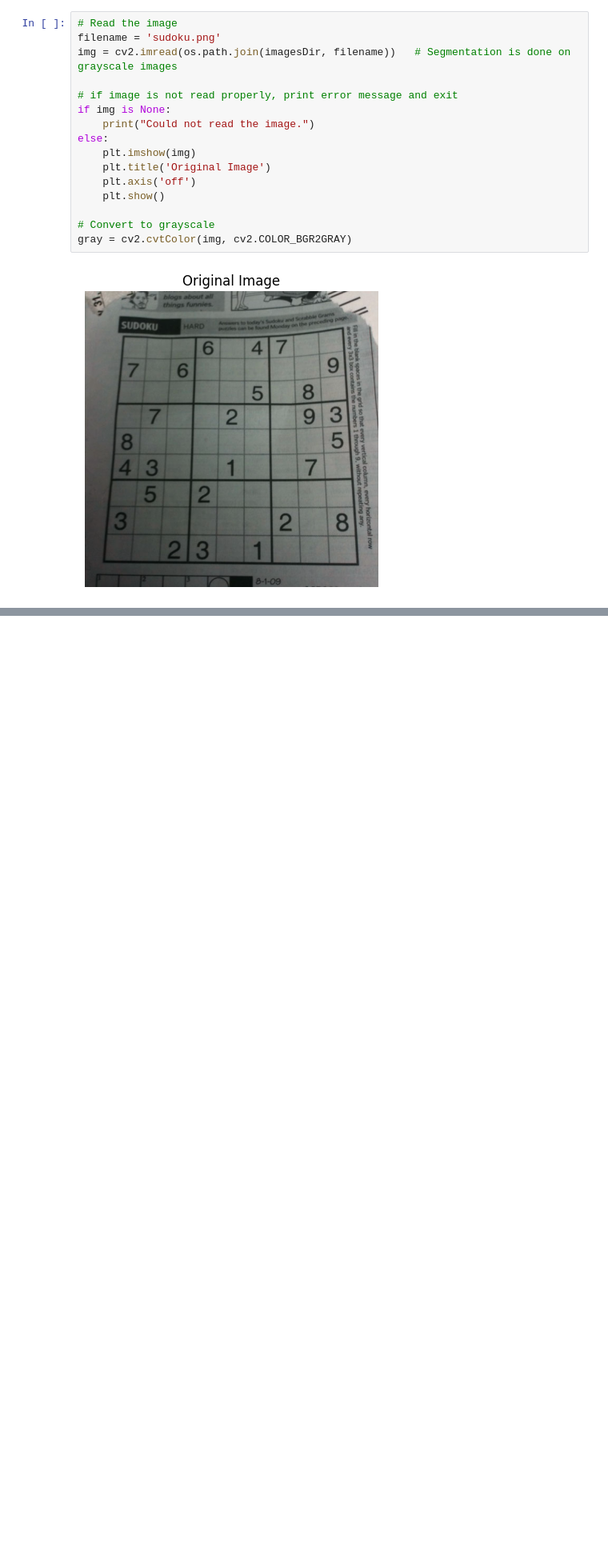
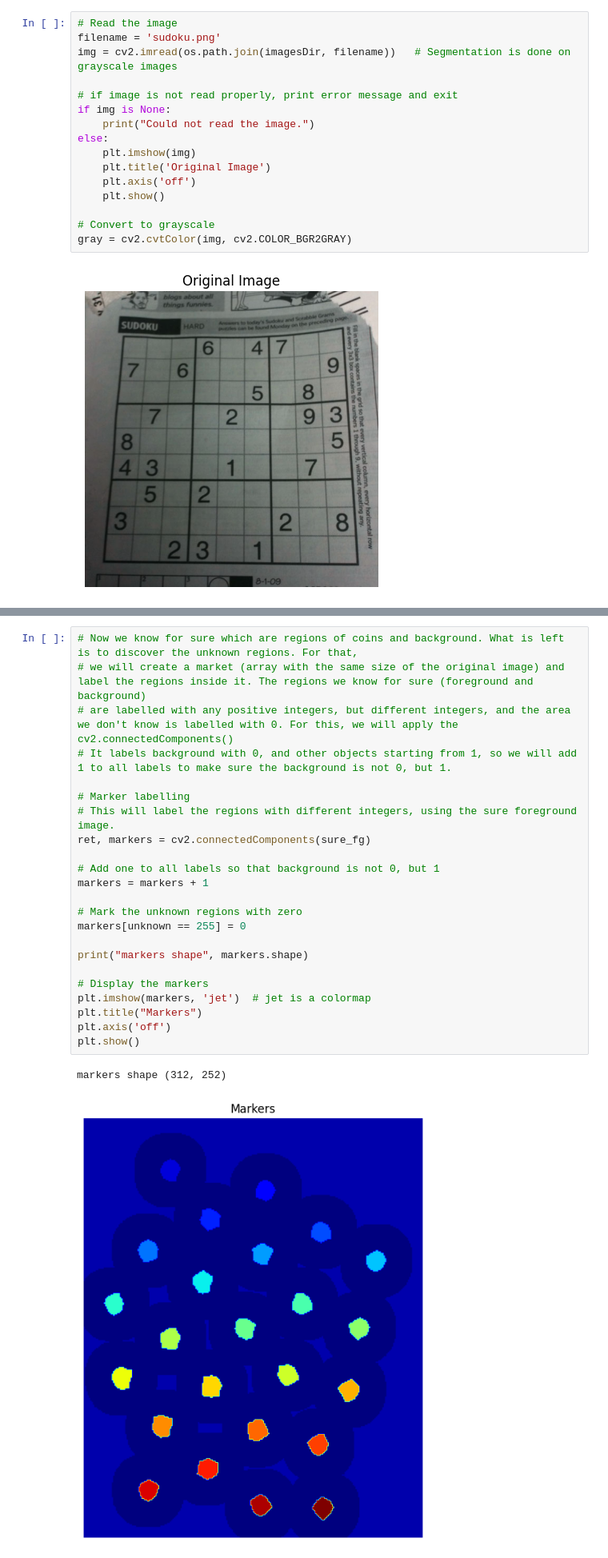
Before and after one commit to monkin77/feup-vc, a Jupyter notebook: weekly_exercises/week5.ipynb, the cells around one changed output, grey strips where cells are left out. Shown at 80% size. Saved outputs shown, nothing was run; the diff lists cells and outputs as text; blank space fills up the shorter version.

```diff
--- a/weekly_exercises/week5.ipynb
+++ b/weekly_exercises/week5.ipynb
@@ -188,0 +256,26 @@ labels:  (314154, 1)
+# %%
+# Now we know for sure which are regions of coins and background. What is left is to discover the unknown regions. For that,
+# we will create a market (array with the same size of the original image) and label the regions inside it. The regions we know for sure (foreground and background)
+# are labelled with any positive integers, but different integers, and the area we don't know is labelled with 0. For this, we will apply the cv2.connectedComponents()
+# It labels background with 0, and other objects starting from 1, so we will add 1 to all labels to make sure the background is not 0, but 1.
+
+# Marker labelling
+# This will label the regions with different integers, using the sure foreground image.
+ret, markers = cv2.connectedComponents(sure_fg)
+
+# Add one to all labels so that background is not 0, but 1
+markers = markers + 1
+
+# Mark the unknown regions with zero
+markers[unknown == 255] = 0
+
+print("markers shape", markers.shape)
+
+# Display the markers
+plt.imshow(markers, 'jet')  # jet is a colormap
+plt.title("Markers")
+plt.axis('off')
+plt.show()
+# %% [output]
+markers shape (312, 252)
+[figure, added]
```
Also changed, not shown: parts of 6 cells of this notebook.
